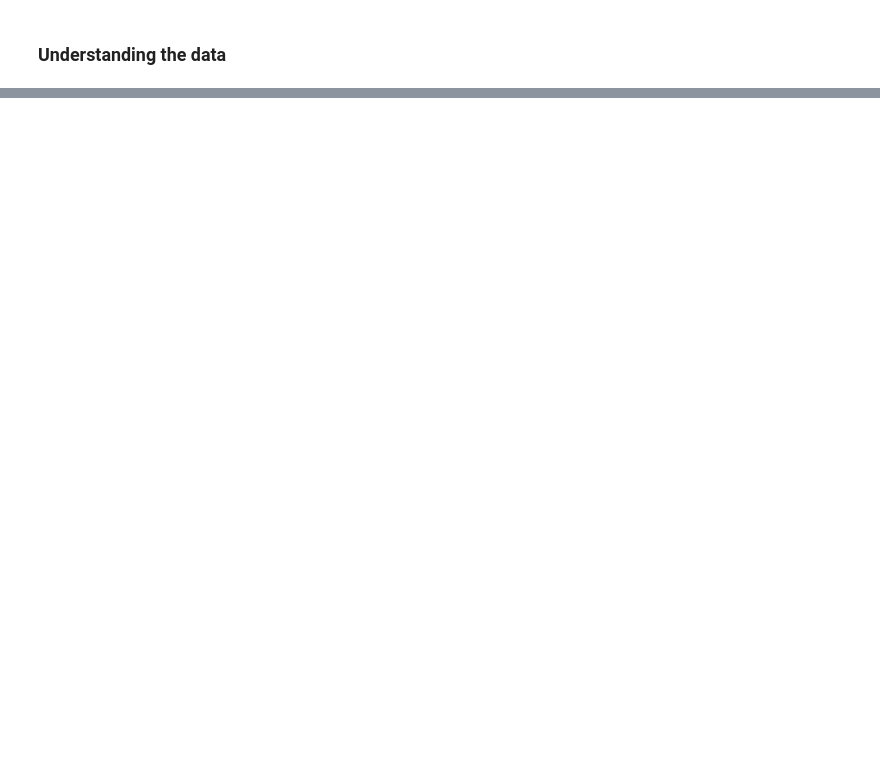
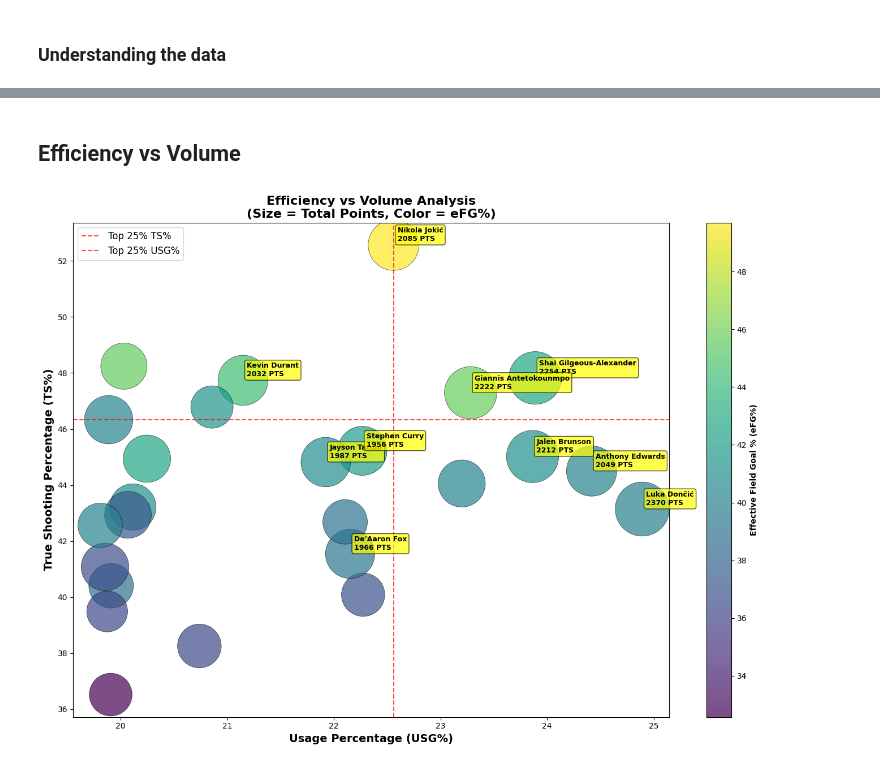
Before and after one commit to spon7ge/NBA-Rising-Stars-2023-24, a Jupyter notebook: file.ipynb, the cells around one changed output, grey strips where cells are left out. Saved outputs shown, nothing was run; the diff lists cells and outputs as text; code cells hidden in the pictures; blank space fills up the shorter version.

```diff
--- a/file.ipynb
+++ b/file.ipynb
@@ -1442,0 +181,38 @@ injuries, team changes, role modifications, and other factors.
+# %% [markdown]
+## Efficiency vs Volume
+# %%
+plt.figure(figsize=(14, 10))
+res = res.sort_values('USG_PCT', ascending=False)[:25]
+# Create the scatter plot
+scatter = plt.scatter(res['USG_PCT'], res['TS_PCT'],
+                     s=res['PTS']*2,  # Size based on total points
+                     c=res['EFG_PCT'],  # Color based on eFG%
+                     alpha=0.7,
+                     cmap='viridis',
+                     edgecolors='black',
+                     linewidth=0.5)
+
+plt.xlabel('Usage Percentage (USG%)', fontsize=14, fontweight='bold')
+plt.ylabel('True Shooting Percentage (TS%)', fontsize=14, fontweight='bold')
+plt.title('Efficiency vs Volume Analysis\n(Size = Total Points, Color = eFG%)',
+          fontsize=16, fontweight='bold')
+
+cbar = plt.colorbar(scatter)
+cbar.set_label('Effective Field Goal % (eFG%)', fontweight='bold')
+
+plt.axhline(y=res['TS_PCT'].quantile(0.75), color='red', linestyle='--', alpha=0.7, label='Top 25% TS%')
+plt.axvline(x=res['USG_PCT'].quantile(0.75), color='red', linestyle='--', alpha=0.7, label='Top 25% USG%')
+
+top_players = res.nlargest(10, 'PTS')
+for i, row in top_players.iterrows():
+    plt.annotate(f"{row['PLAYER_NAME']}\n{int(row['PTS'])} PTS",
+                (row['USG_PCT'], row['TS_PCT']),
+                xytext=(5, 5), textcoords='offset points',
+                fontsize=9, weight='bold',
+                bbox=dict(boxstyle='round,pad=0.3', facecolor='yellow', alpha=0.7))
+
+plt.legend(fontsize=12, loc='upper left')
+plt.tight_layout()
+plt.show()
+# %% [output]
+[figure, added]
```
Also changed, not shown: parts of 52 cells of this notebook, 1 other file.
